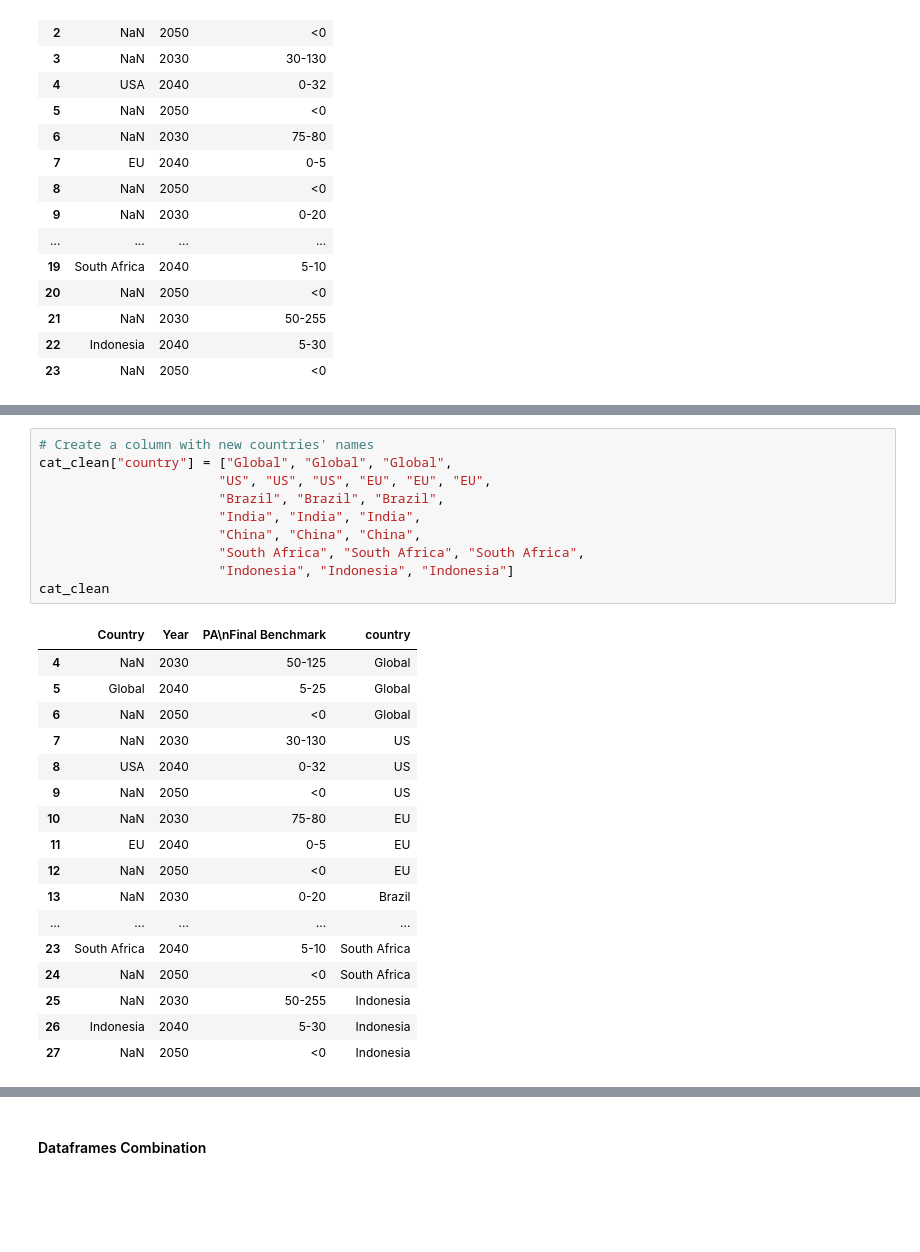
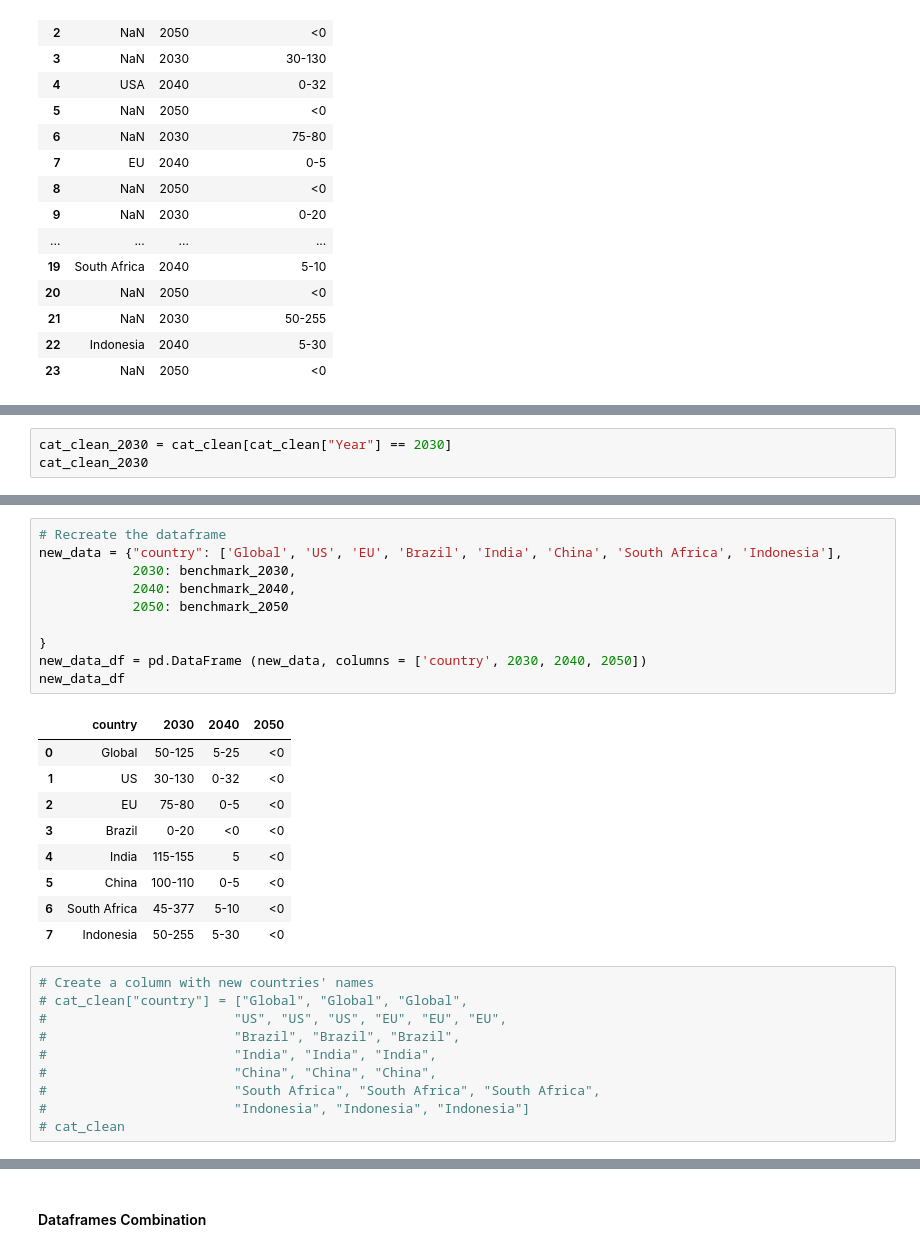
Before and after one commit to yuyhong23/One-Hot_Future, a Jupyter notebook: data_cleaning.ipynb, the cells around one changed output, grey strips where cells are left out. Cells and saved outputs as stored; diff of their text form; blank space fills up the shorter version.

```diff
--- a/data_cleaning.ipynb
+++ b/data_cleaning.ipynb
@@ -1164,0 +1170,3 @@ cat_clean.reset_index(drop=True)
+# %%
+cat_clean_2030 = cat_clean[cat_clean["Year"] == 2030]
+cat_clean_2030
@@ -1165,29 +1236,31 @@ cat_clean.reset_index(drop=True)
+# %%
+# Recreate the dataframe
+new_data = {"country": ['Global', 'US', 'EU', 'Brazil', 'India', 'China', 'South Africa', 'Indonesia'],
+            2030: benchmark_2030,
+            2040: benchmark_2040,
+            2050: benchmark_2050
+
+}
+new_data_df = pd.DataFrame (new_data, columns = ['country', 2030, 2040, 2050])
+new_data_df
+# %% [output]
+|  | country | 2030 | 2040 | 2050 |
+| 0 | Global | 50-125 | 5-25 | <0 |
+| 1 | US | 30-130 | 0-32 | <0 |
+| 2 | EU | 75-80 | 0-5 | <0 |
+| 3 | Brazil | 0-20 | <0 | <0 |
+| 4 | India | 115-155 | 5 | <0 |
+| 5 | China | 100-110 | 0-5 | <0 |
+| 6 | South Africa | 45-377 | 5-10 | <0 |
+| 7 | Indonesia | 50-255 | 5-30 | <0 |
 # %%
 # Create a column with new countries' names
-cat_clean["country"] = ["Global", "Global", "Global",
-                       "US", "US", "US", "EU", "EU", "EU",
-                       "Brazil", "Brazil", "Brazil",
-                       "India", "India", "India",
-                       "China", "China", "China",
-                       "South Africa", "South Africa", "South Africa",
-                       "Indonesia", "Indonesia", "Indonesia"]
-cat_clean
+# cat_clean["country"] = ["Global", "Global", "Global",
+#                        "US", "US", "US", "EU", "EU", "EU",
+#                        "Brazil", "Brazil", "Brazil",
+#                        "India", "India", "India",
+#                        "China", "China", "China",
+#                        "South Africa", "South Africa", "South Africa",
+#                        "Indonesia", "Indonesia", "Indonesia"]
+# cat_clean
-# %% [output]
-|  | Country | Year | PA\nFinal Benchmark | country |
-| 4 | NaN | 2030 | 50-125 | Global |
-| 5 | Global | 2040 | 5-25 | Global |
-| 6 | NaN | 2050 | <0 | Global |
-| 7 | NaN | 2030 | 30-130 | US |
-| 8 | USA | 2040 | 0-32 | US |
-| 9 | NaN | 2050 | <0 | US |
-| 10 | NaN | 2030 | 75-80 | EU |
-| 11 | EU | 2040 | 0-5 | EU |
-| 12 | NaN | 2050 | <0 | EU |
-| 13 | NaN | 2030 | 0-20 | Brazil |
-| ... | ... | ... | ... | ... |
-| 23 | South Africa | 2040 | 5-10 | South Africa |
-| 24 | NaN | 2050 | <0 | South Africa |
-| 25 | NaN | 2030 | 50-255 | Indonesia |
-| 26 | Indonesia | 2040 | 5-30 | Indonesia |
-| 27 | NaN | 2050 | <0 | Indonesia |
 # %%
```
Also changed, not shown: parts of 14 cells of this notebook.
